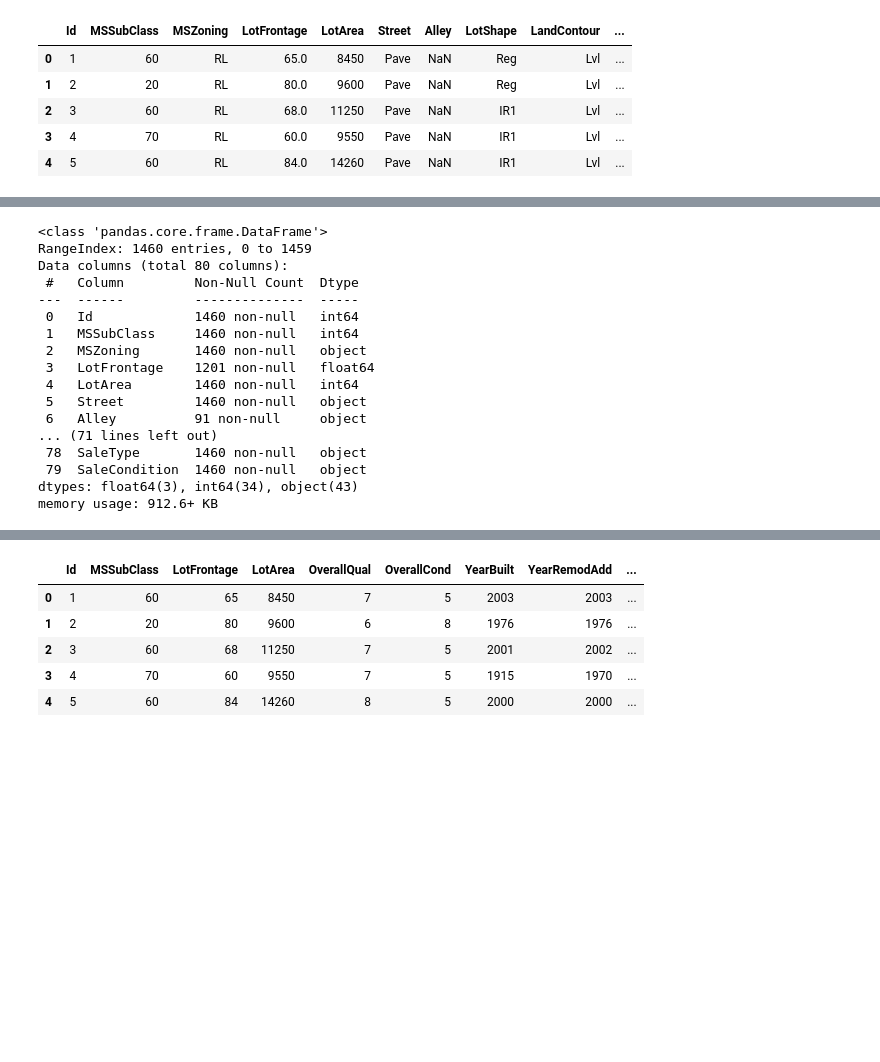
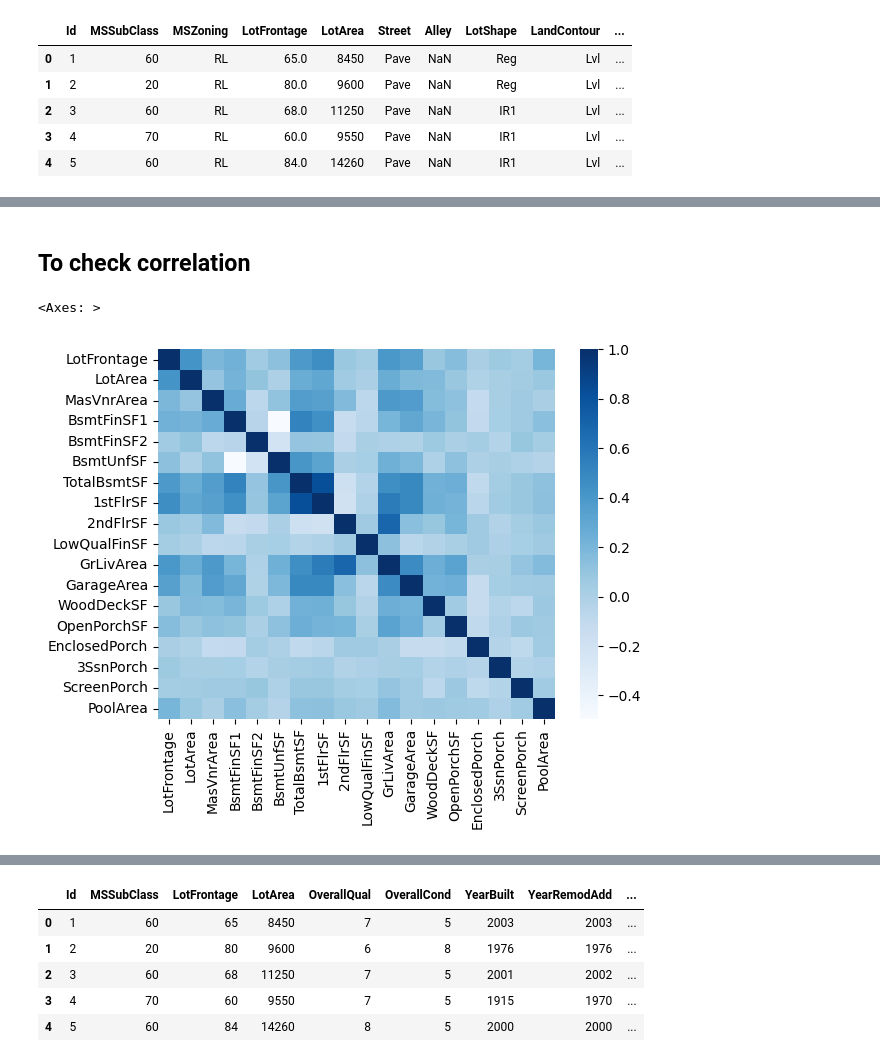
Before and after one commit to oxerz8/Real-Estate-Data-Analysis-and-price-prediction, a Jupyter notebook: House price predictor.ipynb, the cells around one changed output, grey strips where cells are left out. Saved outputs shown, nothing was run; the diff lists cells and outputs as text; code cells hidden in the pictures; blank space fills up the shorter version.

```diff
--- a/House price predictor.ipynb
+++ b/House price predictor.ipynb
@@ -42,0 +117,12 @@ Xtrain.head()
+# %%
+Quantitative = Xtrain[["LotFrontage", "LotArea", 'MasVnrArea', 'BsmtFinSF1', 'BsmtFinSF2', 'BsmtUnfSF', 'TotalBsmtSF', '1stFlrSF', '2ndFlrSF','LowQualFinSF', 'GrLivArea',
+                      'GarageArea','WoodDeckSF','OpenPorchSF','EnclosedPorch', '3SsnPorch', 'ScreenPorch', 'PoolArea',]].copy()
+
+Catagorical = Xtrain[['MSSubClass', 'MSZoning', 'Street', 'Alley', 'LotShape', 'LandContour', 'Utilities', 'LotConfig', 'LandSlope', 'Neighborhood', 'Condition1', 'Condition2',
+                      'BldgType', 'HouseStyle', 'OverallQual', 'OverallCond', 'YearBuilt', 'YearRemodAdd', 'RoofStyle', 'RoofMatl', 'Exterior1st', 'Exterior2nd',
+                      'MasVnrType', 'GarageYrBlt',
+                      'ExterQual', 'ExterCond', 'Foundation', 'BsmtQual', 'BsmtCond', 'BsmtExposure', 'BsmtFinType1', 'BsmtFinType2', 'Heating', 'HeatingQC', 'CentralAir', 'Electrical',
+                      'BsmtFullBath', 'BsmtHalfBath', 'FullBath', 'HalfBath', 'BedroomAbvGr', 'KitchenAbvGr', 'KitchenQual',
+                      'TotRmsAbvGrd', 'Functional', 'Fireplaces', 'FireplaceQu', 'GarageType', 'GarageFinish', 'GarageCars',
+                      'GarageQual', 'GarageCond', 'PavedDrive',
+                      'PoolQC', 'Fence', 'MiscFeature', 'MiscVal', 'MoSold', 'YrSold', 'SaleType', 'SaleCondition']].copy()
@@ -59,20 +149,7 @@ sns.heatmap(Xtrain.isnull(),yticklabels=False,cbar=False)
-# %%
-Xtrain.info()
-# %% [output]
-<class 'pandas.core.frame.DataFrame'>
-RangeIndex: 1460 entries, 0 to 1459
-Data columns (total 80 columns):
- #   Column         Non-Null Count  Dtype
----  ------         --------------  -----
- 0   Id             1460 non-null   int64
- 1   MSSubClass     1460 non-null   int64
- 2   MSZoning       1460 non-null   object
- 3   LotFrontage    1201 non-null   float64
- 4   LotArea        1460 non-null   int64
- 5   Street         1460 non-null   object
- 6   Alley          91 non-null     object
-... (71 lines left out)
- 78  SaleType       1460 non-null   object
- 79  SaleCondition  1460 non-null   object
-dtypes: float64(3), int64(34), object(43)
-memory usage: 912.6+ KB
+# %% [markdown]
+## To check correlation
+# %%
+sns.heatmap(Quantitative.corr(),cmap='Blues',annot=False)
+# %% [output]
+<Axes: >
+[figure, added]
```
Also changed, not shown: parts of 29 cells of this notebook.
